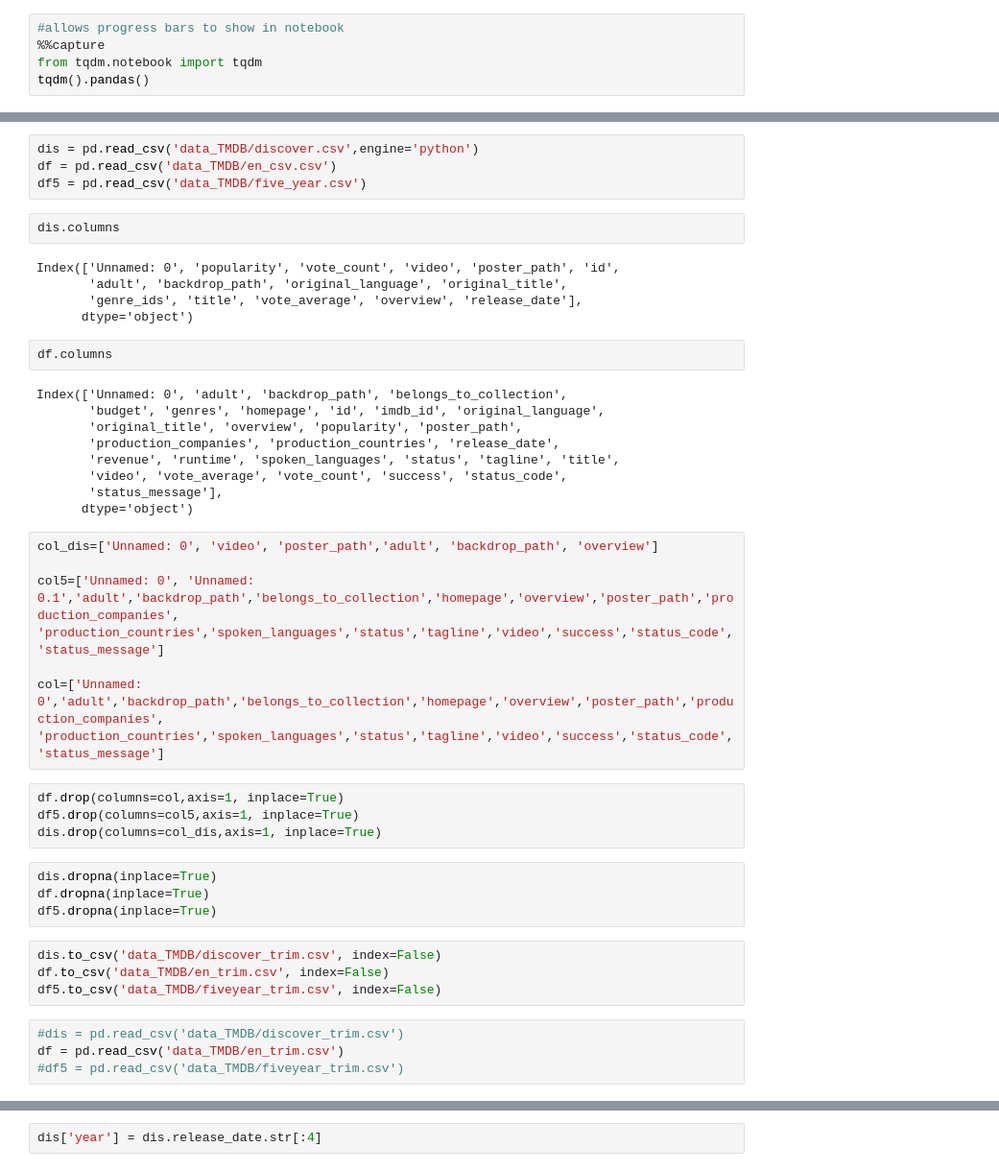
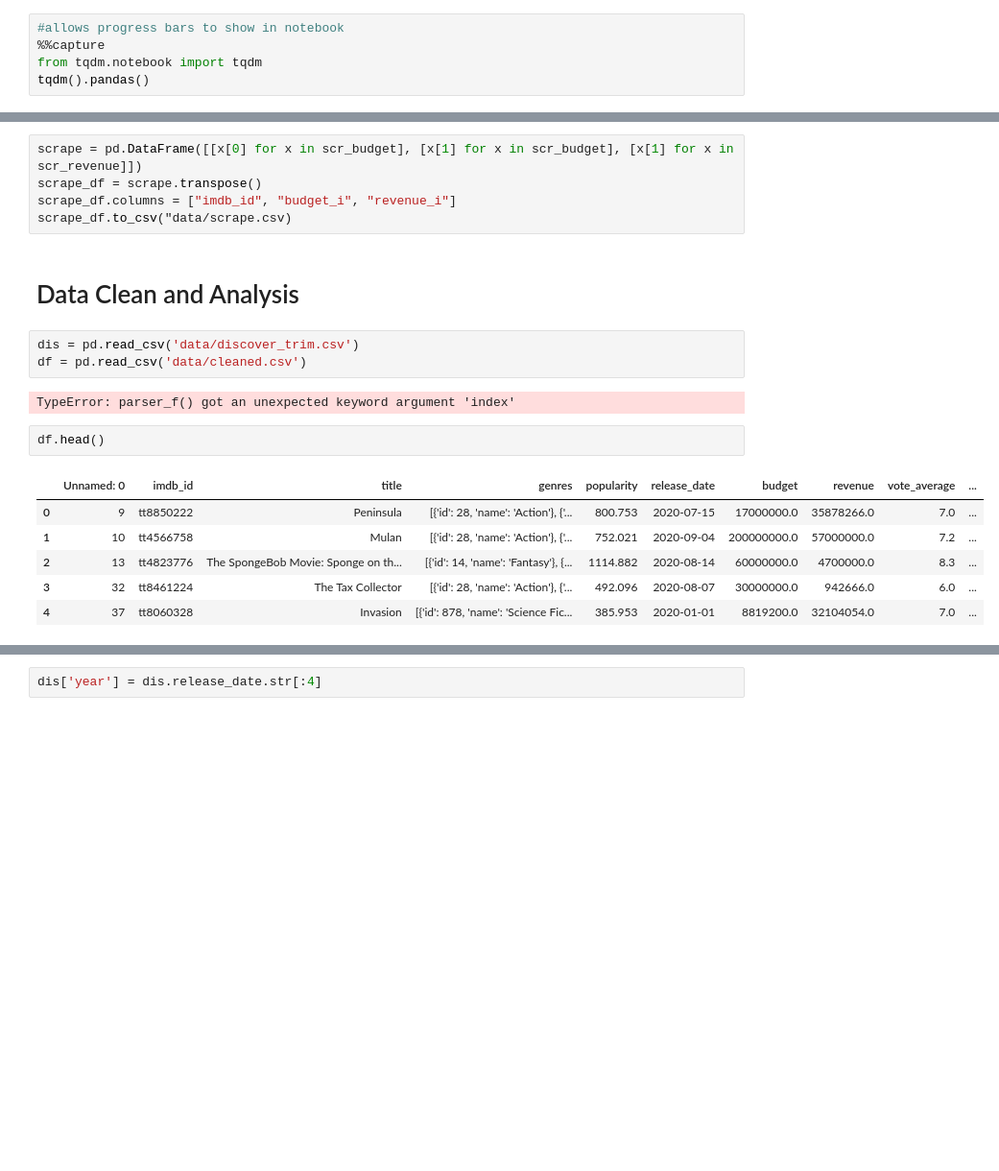
Before and after one commit to ghcn345/Data-Science-in-Film-Industry, a Jupyter notebook: project_phase1.ipynb, the cells around one changed output, grey strips where cells are left out. Shown: that part at 96% size. Saved outputs shown, nothing was run; the diff lists cells and outputs as text; blank space fills up the shorter version.

Commit message:
READme & merge data

```diff
--- a/project_phase1.ipynb
+++ b/project_phase1.ipynb
@@ -68,46 +139,21 @@ for i in tqdm(ids):
+# %%
+scrape = pd.DataFrame([[x[0] for x in scr_budget], [x[1] for x in scr_budget], [x[1] for x in scr_revenue]])
+scrape_df = scrape.transpose()
+scrape_df.columns = ["imdb_id", "budget_i", "revenue_i"]
+scrape_df.to_csv("data/scrape.csv)
+# %% [markdown]
+# Data Clean and Analysis
 # %%
-dis = pd.read_csv('data_TMDB/discover.csv',engine='python')
-df = pd.read_csv('data_TMDB/en_csv.csv')
-df5 = pd.read_csv('data_TMDB/five_year.csv')
+dis = pd.read_csv('data/discover_trim.csv')
+df = pd.read_csv('data/cleaned.csv')
+# %% [output]
+TypeError: parser_f() got an unexpected keyword argument 'index'
-# %%
-dis.columns
-# %% [output]
-Index(['Unnamed: 0', 'popularity', 'vote_count', 'video', 'poster_path', 'id',
-       'adult', 'backdrop_path', 'original_language', 'original_title',
-       'genre_ids', 'title', 'vote_average', 'overview', 'release_date'],
-      dtype='object')
 # %%
-df.columns
+df.head()
 # %% [output]
-Index(['Unnamed: 0', 'adult', 'backdrop_path', 'belongs_to_collection',
-       'budget', 'genres', 'homepage', 'id', 'imdb_id', 'original_language',
-       'original_title', 'overview', 'popularity', 'poster_path',
-       'production_companies', 'production_countries', 'release_date',
-       'revenue', 'runtime', 'spoken_languages', 'status', 'tagline', 'title',
-       'video', 'vote_average', 'vote_count', 'success', 'status_code',
-       'status_message'],
-      dtype='object')
+|  | Unnamed: 0 | imdb_id | title | genres | popularity | release_date | budget | revenue | vote_average | ... |
+| 0 | 9 | tt8850222 | Peninsula | [{'id': 28, 'name': 'Action'}, {'... | 800.753 | 2020-07-15 | 17000000.0 | 35878266.0 | 7.0 | ... |
+| 1 | 10 | tt4566758 | Mulan | [{'id': 28, 'name': 'Action'}, {'... | 752.021 | 2020-09-04 | 200000000.0 | 57000000.0 | 7.2 | ... |
+| 2 | 13 | tt4823776 | The SpongeBob Movie: Sponge on th... | [{'id': 14, 'name': 'Fantasy'}, {... | 1114.882 | 2020-08-14 | 60000000.0 | 4700000.0 | 8.3 | ... |
+| 3 | 32 | tt8461224 | The Tax Collector | [{'id': 28, 'name': 'Action'}, {'... | 492.096 | 2020-08-07 | 30000000.0 | 942666.0 | 6.0 | ... |
+| 4 | 37 | tt8060328 | Invasion | [{'id': 878, 'name': 'Science Fic... | 385.953 | 2020-01-01 | 8819200.0 | 32104054.0 | 7.0 | ... |
-# %%
-col_dis=['Unnamed: 0', 'video', 'poster_path','adult', 'backdrop_path', 'overview']
-
-col5=['Unnamed: 0', 'Unnamed: 0.1','adult','backdrop_path','belongs_to_collection','homepage','overview','poster_path','production_companies',
-'production_countries','spoken_languages','status','tagline','video','success','status_code','status_message']
-
-col=['Unnamed: 0','adult','backdrop_path','belongs_to_collection','homepage','overview','poster_path','production_companies',
-'production_countries','spoken_languages','status','tagline','video','success','status_code','status_message']
-# %%
-df.drop(columns=col,axis=1, inplace=True)
-df5.drop(columns=col5,axis=1, inplace=True)
-dis.drop(columns=col_dis,axis=1, inplace=True)
-# %%
-dis.dropna(inplace=True)
-df.dropna(inplace=True)
-df5.dropna(inplace=True)
-# %%
-dis.to_csv('data_TMDB/discover_trim.csv', index=False)
-df.to_csv('data_TMDB/en_trim.csv', index=False)
-df5.to_csv('data_TMDB/fiveyear_trim.csv', index=False)
-# %%
-#dis = pd.read_csv('data_TMDB/discover_trim.csv')
-df = pd.read_csv('data_TMDB/en_trim.csv')
-#df5 = pd.read_csv('data_TMDB/fiveyear_trim.csv')
```
Also changed, not shown: parts of 20 cells of this notebook, 1 other file.
